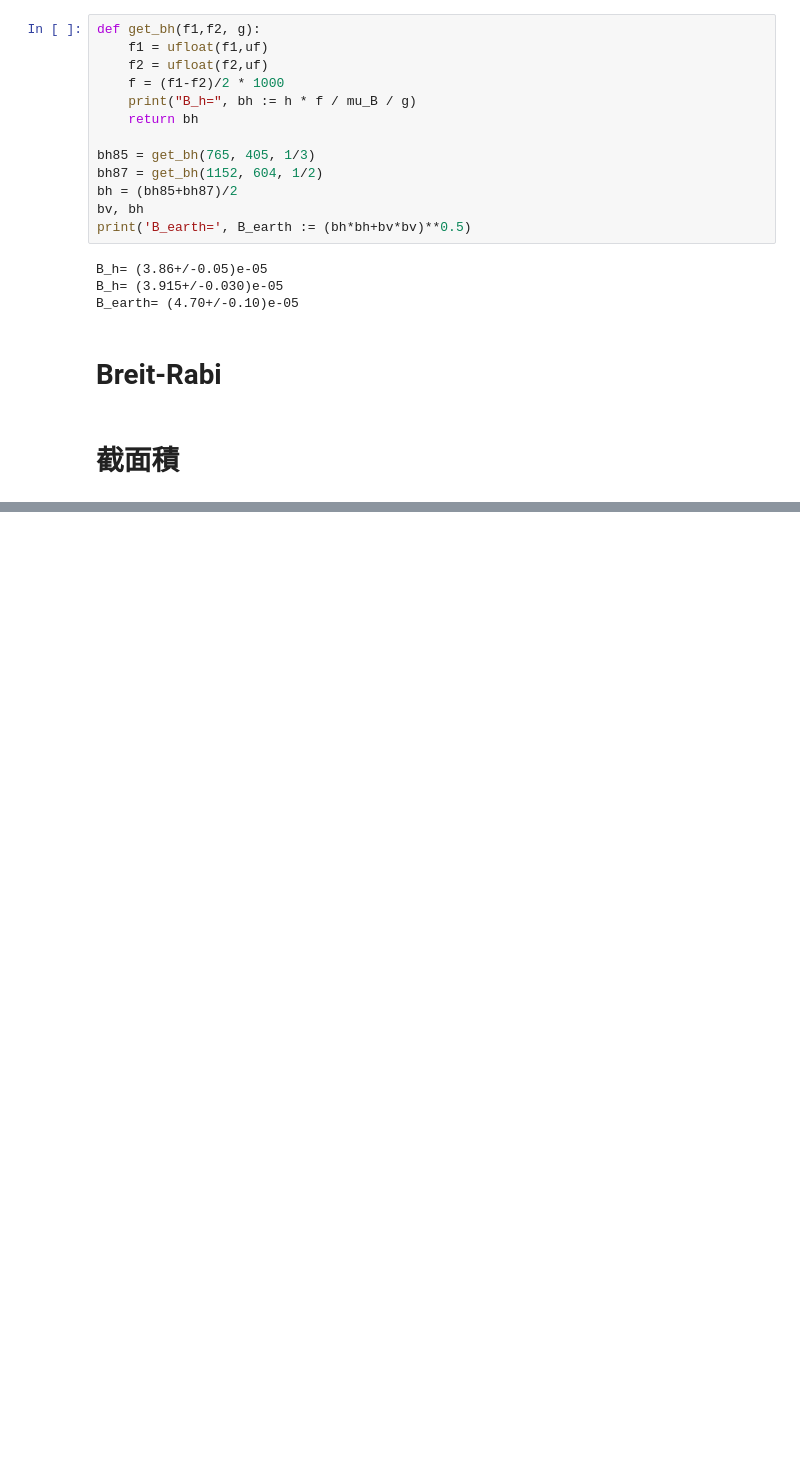
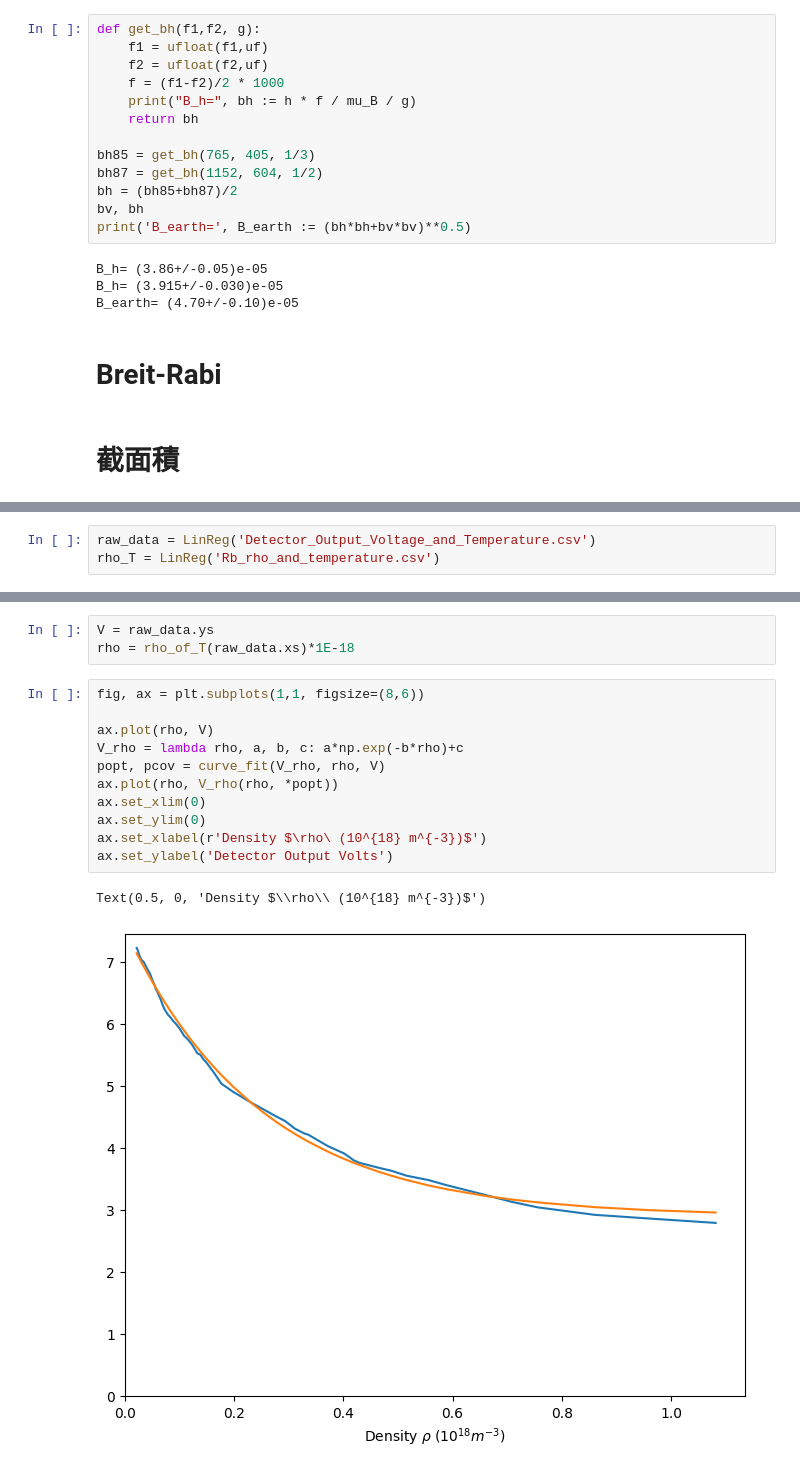
Before and after one commit to AnLei1627/112-2_Modern_Physics_Experiments, a Jupyter notebook: A3_Optical_Pumping/A3_data_analysis.ipynb, the cells around one changed output, grey strips where cells are left out. Drawn from its saved outputs; the diff is of its cells as text; blank space fills up the shorter version.

```diff
--- a/A3_Optical_Pumping/A3_data_analysis.ipynb
+++ b/A3_Optical_Pumping/A3_data_analysis.ipynb
@@ -81,0 +129,3 @@ No artists with labels found to put in legend.  Note that artists whose label st
+# %%
+raw_data = LinReg('Detector_Output_Voltage_and_Temperature.csv')
+rho_T = LinReg('Rb_rho_and_temperature.csv')
@@ -81,0 +138,17 @@ No artists with labels found to put in legend.  Note that artists whose label st
+# %%
+V = raw_data.ys
+rho = rho_of_T(raw_data.xs)*1E-18
+# %%
+fig, ax = plt.subplots(1,1, figsize=(8,6))
+
+ax.plot(rho, V)
+V_rho = lambda rho, a, b, c: a*np.exp(-b*rho)+c
+popt, pcov = curve_fit(V_rho, rho, V)
+ax.plot(rho, V_rho(rho, *popt))
+ax.set_xlim(0)
+ax.set_ylim(0)
+ax.set_xlabel(r'Density $\rho\ (10^{18} m^{-3})$')
+ax.set_ylabel('Detector Output Volts')
+# %% [output]
+Text(0.5, 0, 'Density $\\rho\\ (10^{18} m^{-3})$')
+[figure, added]
```
Also changed, not shown: parts of 4 cells of this notebook, 5 other files.
